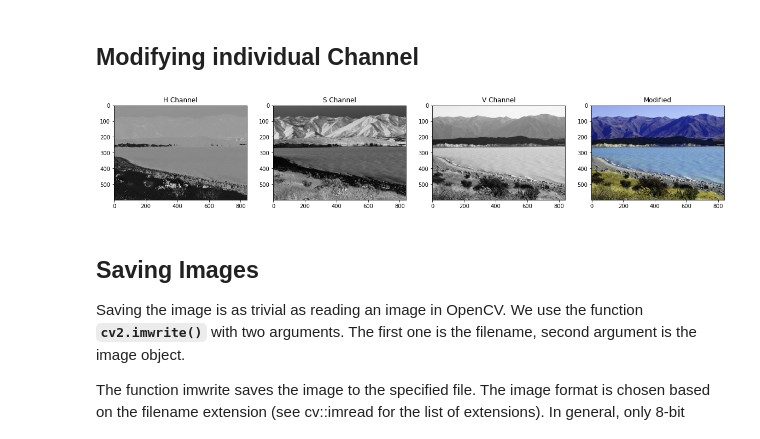
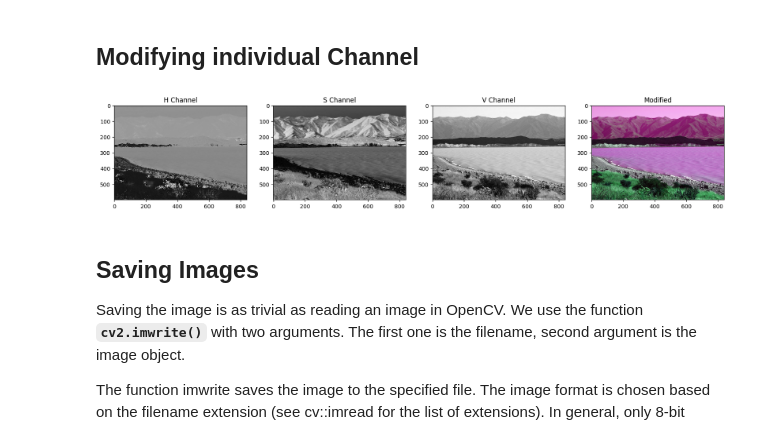
Before and after one commit to ldan-dev/ai_02h, a Jupyter notebook: vision/opencv-python-free-course-code/01_Getting_Started_with_Images/01_Getting_Started_with_Images.ipynb, the cells around one changed output. Cells and saved outputs as stored; diff of their text form; code cells hidden in the pictures.

```diff
--- a/vision/opencv-python-free-course-code/01_Getting_Started_with_Images/01_Getting_Started_with_Images.ipynb
+++ b/vision/opencv-python-free-course-code/01_Getting_Started_with_Images/01_Getting_Started_with_Images.ipynb
@@ -265,18 +276,22 @@ plt.subplot(144);plt.imshow(img_NZ_rgb);plt.title("Original");
 # %% [markdown]
 ## Modifying individual Channel
 # %%
-h_new = h+10
+h_new = h+50
+
 img_NZ_merged = cv2.merge((h_new,s,v))
+
 img_NZ_rgb = cv2.cvtColor(img_NZ_merged, cv2.COLOR_HSV2RGB)
+# img_NZ_rgb = cv2.cvtColor(img_NZ_merged, cv2.COLOR_HSV2RGB) # wrong, but cool effect
+
 
 # Show the channels
 plt.figure(figsize=[20,5])
 plt.subplot(141);plt.imshow(h,cmap='gray');plt.title("H Channel");
 plt.subplot(142);plt.imshow(s,cmap='gray');plt.title("S Channel");
 plt.subplot(143);plt.imshow(v,cmap='gray');plt.title("V Channel");
 plt.subplot(144);plt.imshow(img_NZ_rgb);plt.title("Modified");
 # %% [output]
-[figure, old version]
+[figure, new version]
 # %% [markdown]
 ## Saving Images
 
```
Also changed, not shown: parts of 14 cells of this notebook, 1 other file.
